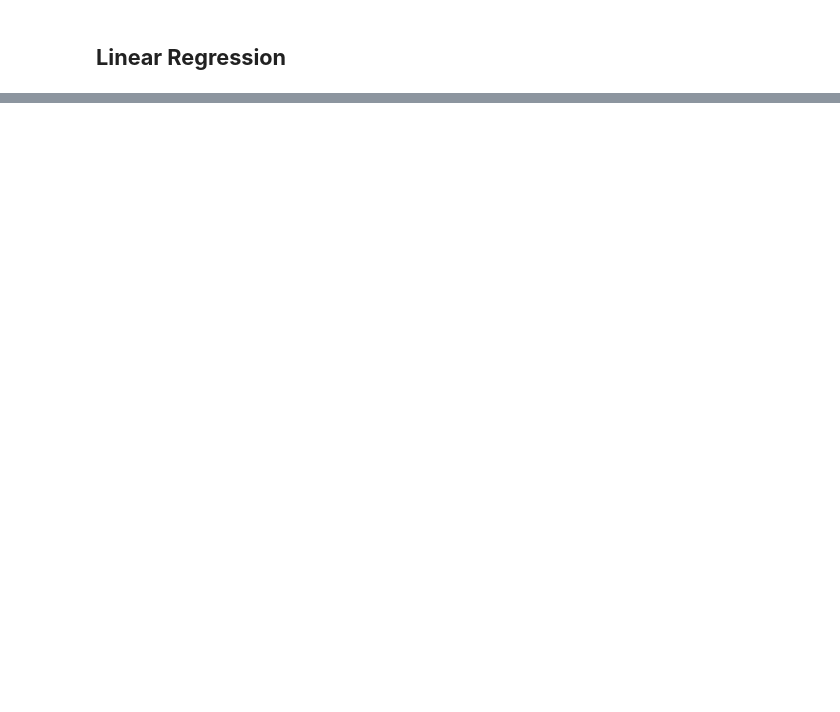
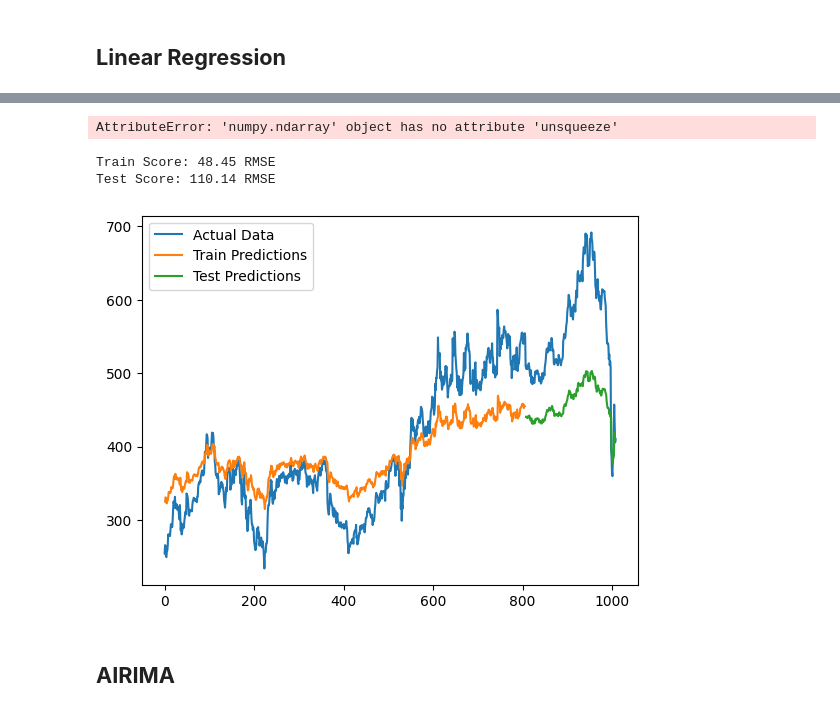
Before and after one commit to Khim3/Scalable_and_Distributed_Computing_Project, a Jupyter notebook: Ml_model.ipynb, the cells around one changed output, grey strips where cells are left out. Drawn from its saved outputs; the diff is of its cells as text; code cells hidden in the pictures; blank space fills up the shorter version.

Commit message:
complete LSTM model

```diff
--- a/Ml_model.ipynb
+++ b/Ml_model.ipynb
@@ -161,0 +124,5 @@ fig.show();
+# %%
+train_size = int(len(data)*0.8)
+test_size = len(data)-train_size
+train, test = data[0:train_size,:], data[train_size:len(data),:]
+print(len(train), len(test))
@@ -161,0 +152,6 @@ fig.show();
+# %%
+device = torch.device("cuda" if torch.cuda.is_available() else "cpu")
+trainX = torch.tensor(trainX, dtype=torch.float32).to(device)
+trainY = torch.tensor(trainY, dtype=torch.float32).to(device)
+testX = torch.tensor(testX, dtype=torch.float32).to(device)
+testY = torch.tensor(testY, dtype=torch.float32).to(device)
@@ -161,0 +172,61 @@ fig.show();
+# %%
+model = LSTMModel().to(device)
+
+# Define loss function and optimizer
+criterion = nn.MSELoss()
+optimizer = torch.optim.Adam(model.parameters(), lr=0.001)
+
+# Training loop
+epochs = 5000
+for epoch in range(epochs):
+    model.train()
+    optimizer.zero_grad()
+    outputs = model(trainX)
+    loss = criterion(outputs, trainY.unsqueeze(1))
+    loss.backward()
+    optimizer.step()
+    if (epoch + 1) % 10 == 0:
+        print(f"Epoch [{epoch + 1}/{epochs}], Loss: {loss.item():.4f}")
+# %% [output]
+AttributeError: 'numpy.ndarray' object has no attribute 'unsqueeze'
+# %%
+# Predictions
+model.eval()
+trainPredict = model(trainX).detach().cpu().numpy()
+testPredict = model(testX).detach().cpu().numpy()
+
+# Inverse transform predictions and actual values
+trainPredict = scaler.inverse_transform(trainPredict)
+trainY = scaler.inverse_transform(trainY.cpu().numpy().reshape(-1, 1))
+testPredict = scaler.inverse_transform(testPredict)
+testY = scaler.inverse_transform(testY.cpu().numpy().reshape(-1, 1))
+
+# Calculate root mean squared error
+trainScore = np.sqrt(mean_squared_error(trainY, trainPredict))
+print('Train Score: %.2f RMSE' % (trainScore))
+testScore = np.sqrt(mean_squared_error(testY, testPredict))
+print('Test Score: %.2f RMSE' % (testScore))
+# %% [output]
+Train Score: 48.45 RMSE
+Test Score: 110.14 RMSE
+# %%
+# Shift train predictions for plotting
+trainPredictPlot = np.empty_like(data)
+trainPredictPlot[:, :] = np.nan
+trainPredictPlot[look_back:len(trainPredict) + look_back, :] = trainPredict
+
+# Shift test predictions for plotting
+testPredictPlot = np.empty_like(data)
+testPredictPlot[:, :] = np.nan
+testPredictPlot[len(trainPredict) + (look_back * 2) + 1:len(data) - 1, :] = testPredict
+
+# Plot baseline and predictions
+plt.plot(scaler.inverse_transform(data), label="Actual Data")
+plt.plot(trainPredictPlot, label="Train Predictions")
+plt.plot(testPredictPlot, label="Test Predictions")
+plt.legend()
+plt.show()
+# %% [output]
+[figure, added]
+# %% [markdown]
+## **AIRIMA**
```
Also changed, not shown: parts of 17 cells of this notebook, 1 other file.
